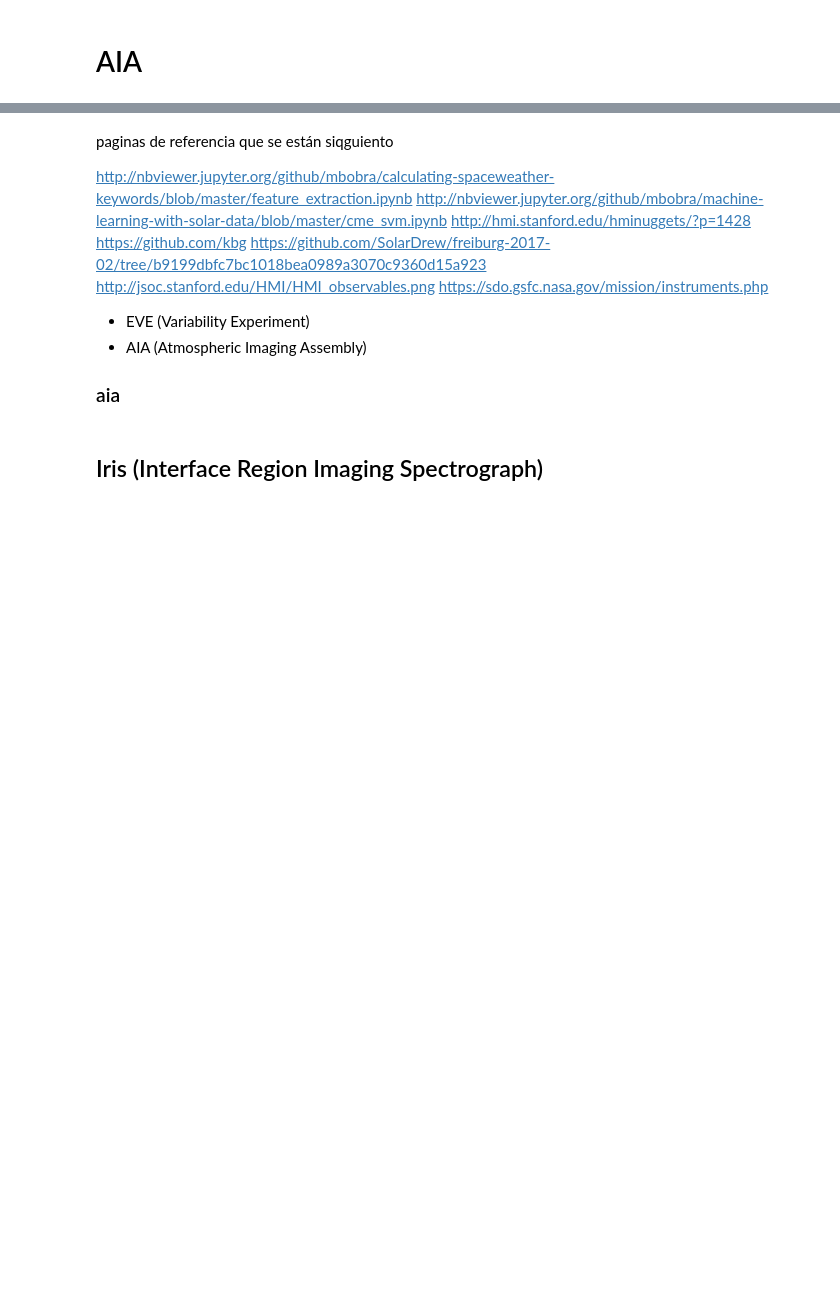
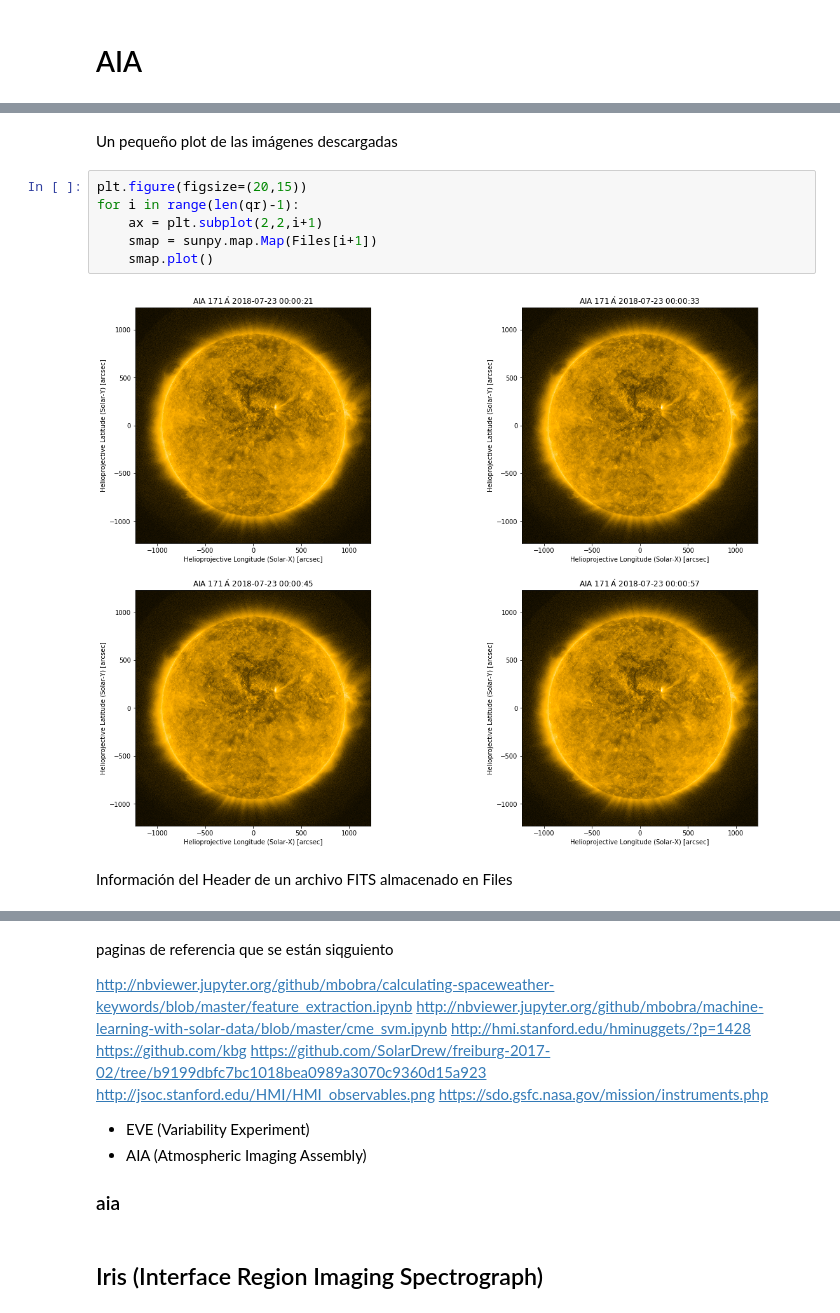
Before and after one commit to jomen93/Solar-Astrophysics, a Jupyter notebook: Data acquisition .ipynb, the cells around one changed output, grey strips where cells are left out. Drawn from its saved outputs; the diff is of its cells as text; blank space fills up the shorter version.

```diff
--- a/Data acquisition .ipynb
+++ b/Data acquisition .ipynb
@@ -84 +93,13 @@ len(qr)
+# %% [markdown]
+Un pequeño plot de las imágenes descargadas
+# %%
+plt.figure(figsize=(20,15))
+for i in range(len(qr)-1):
+    ax = plt.subplot(2,2,i+1)
+    smap = sunpy.map.Map(Files[i+1])
+    smap.plot()
+# %% [output]
+[figure, added]
+# %% [markdown]
+Información del Header de un archivo FITS almacenado en Files
 # %%
```
Also changed, not shown: parts of 11 cells of this notebook.
